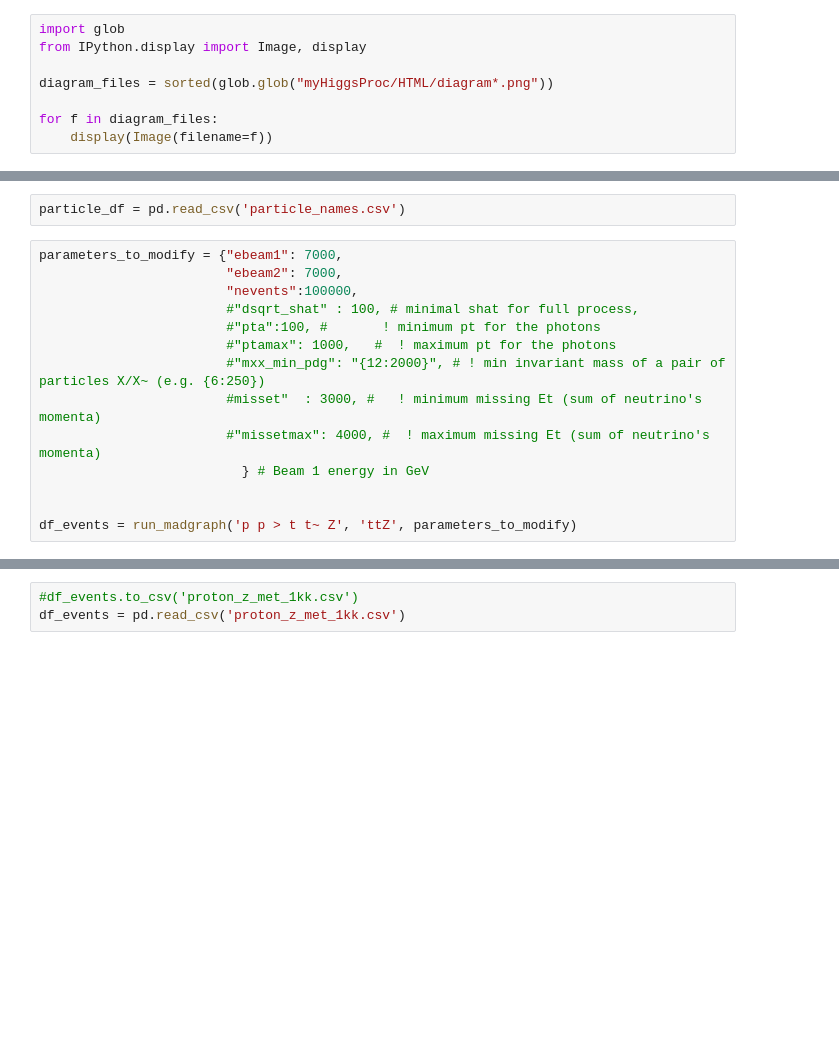
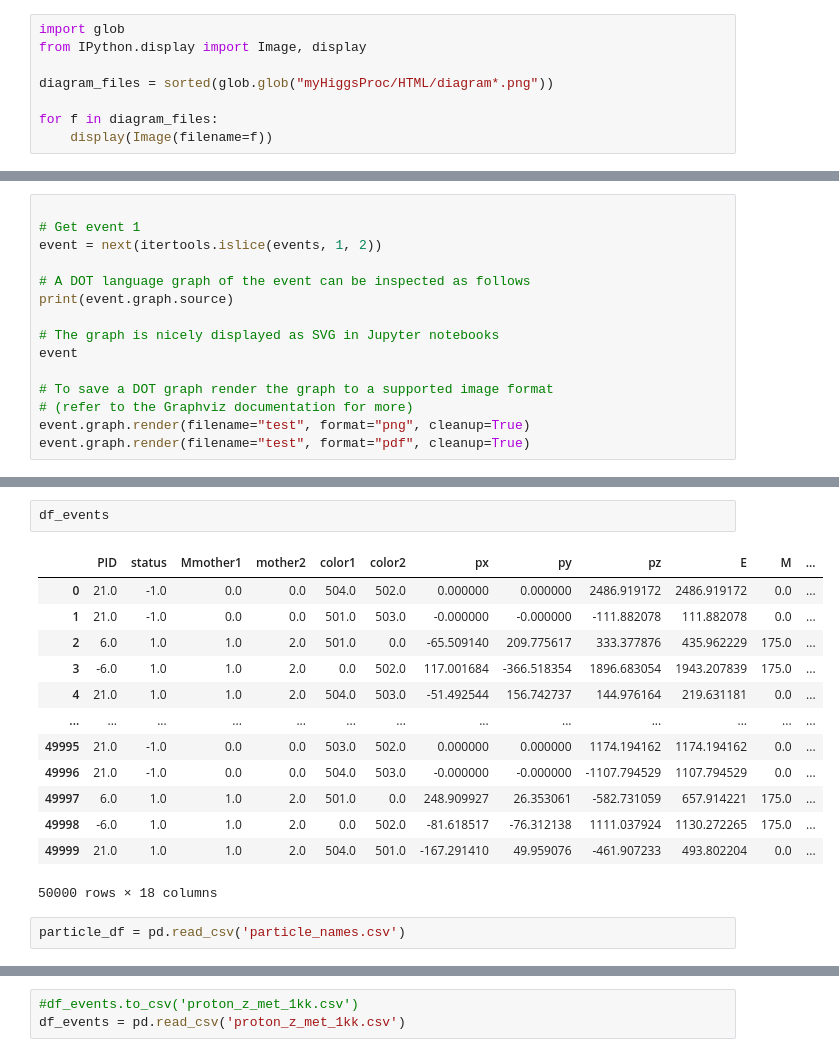
Before and after one commit to mardsouza/MadPy, a Jupyter notebook: notebooks/madgraph-manipulate-events.ipynb, the cells around one changed output, grey strips where cells are left out. Cells and saved outputs as stored; diff of their text form; blank space fills up the shorter version.

```diff
--- a/notebooks/madgraph-manipulate-events.ipynb
+++ b/notebooks/madgraph-manipulate-events.ipynb
@@ -708,0 +303,15 @@ def run_madgraph(madgraph_process: str, event_name: str, run_parameters: dict):
+# %%
+
+# Get event 1
+event = next(itertools.islice(events, 1, 2))
+
+# A DOT language graph of the event can be inspected as follows
+print(event.graph.source)
+
+# The graph is nicely displayed as SVG in Jupyter notebooks
+event
+
+# To save a DOT graph render the graph to a supported image format
+# (refer to the Graphviz documentation for more)
+event.graph.render(filename="test", format="png", cleanup=True)
+event.graph.render(filename="test", format="pdf", cleanup=True)
@@ -709,19 +487,21 @@ def run_madgraph(madgraph_process: str, event_name: str, run_parameters: dict):
+# %%
+df_events
+# %% [output]
+|  | PID | status | Mmother1 | mother2 | color1 | color2 | px | py | pz | E | M | ... |
+| 0 | 21.0 | -1.0 | 0.0 | 0.0 | 504.0 | 502.0 | 0.000000 | 0.000000 | 2486.919172 | 2486.919172 | 0.0 | ... |
+| 1 | 21.0 | -1.0 | 0.0 | 0.0 | 501.0 | 503.0 | -0.000000 | -0.000000 | -111.882078 | 111.882078 | 0.0 | ... |
+| 2 | 6.0 | 1.0 | 1.0 | 2.0 | 501.0 | 0.0 | -65.509140 | 209.775617 | 333.377876 | 435.962229 | 175.0 | ... |
+| 3 | -6.0 | 1.0 | 1.0 | 2.0 | 0.0 | 502.0 | 117.001684 | -366.518354 | 1896.683054 | 1943.207839 | 175.0 | ... |
+| 4 | 21.0 | 1.0 | 1.0 | 2.0 | 504.0 | 503.0 | -51.492544 | 156.742737 | 144.976164 | 219.631181 | 0.0 | ... |
+| ... | ... | ... | ... | ... | ... | ... | ... | ... | ... | ... | ... | ... |
+| 49995 | 21.0 | -1.0 | 0.0 | 0.0 | 503.0 | 502.0 | 0.000000 | 0.000000 | 1174.194162 | 1174.194162 | 0.0 | ... |
+| 49996 | 21.0 | -1.0 | 0.0 | 0.0 | 504.0 | 503.0 | -0.000000 | -0.000000 | -1107.794529 | 1107.794529 | 0.0 | ... |
+| 49997 | 6.0 | 1.0 | 1.0 | 2.0 | 501.0 | 0.0 | 248.909927 | 26.353061 | -582.731059 | 657.914221 | 175.0 | ... |
+| 49998 | -6.0 | 1.0 | 1.0 | 2.0 | 0.0 | 502.0 | -81.618517 | -76.312138 | 1111.037924 | 1130.272265 | 175.0 | ... |
+| 49999 | 21.0 | 1.0 | 1.0 | 2.0 | 504.0 | 501.0 | -167.291410 | 49.959076 | -461.907233 | 493.802204 | 0.0 | ... |
+50000 rows × 18 columns
 # %%
 particle_df = pd.read_csv('particle_names.csv')
-# %%
-parameters_to_modify = {"ebeam1": 7000,
-                        "ebeam2": 7000,
-                        "nevents":100000,
-                        #"dsqrt_shat" : 100, # minimal shat for full process,
-                        #"pta":100, #       ! minimum pt for the photons
-                        #"ptamax": 1000,   #  ! maximum pt for the photons
-                        #"mxx_min_pdg": "{12:2000}", # ! min invariant mass of a pair of particles X/X~ (e.g. {6:250})
-                        #misset"  : 3000, #   ! minimum missing Et (sum of neutrino's momenta)
-                        #"missetmax": 4000, #  ! maximum missing Et (sum of neutrino's momenta)
-                          } # Beam 1 energy in GeV
-
-
-df_events = run_madgraph('p p > t t~ Z', 'ttZ', parameters_to_modify)
 # %%
 df_events
 # %% [output]
```
Also changed, not shown: parts of 60 cells of this notebook, 4 other files.
